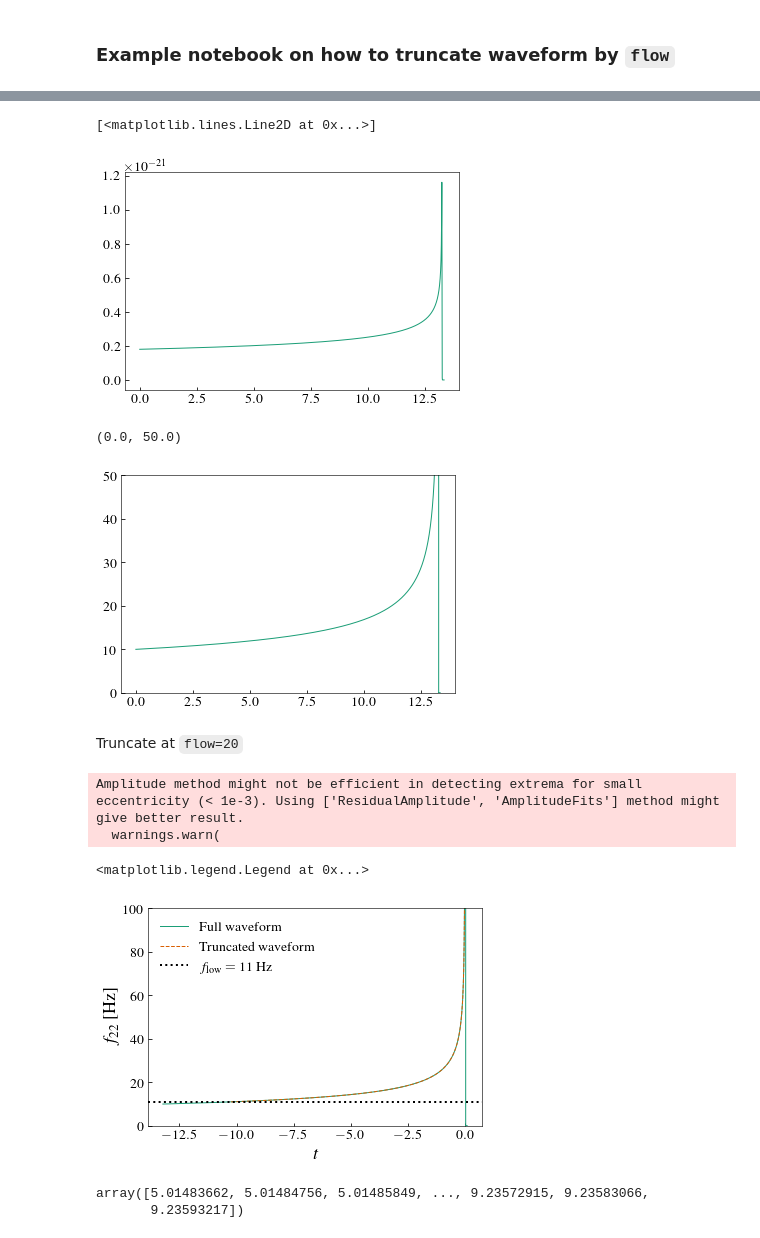
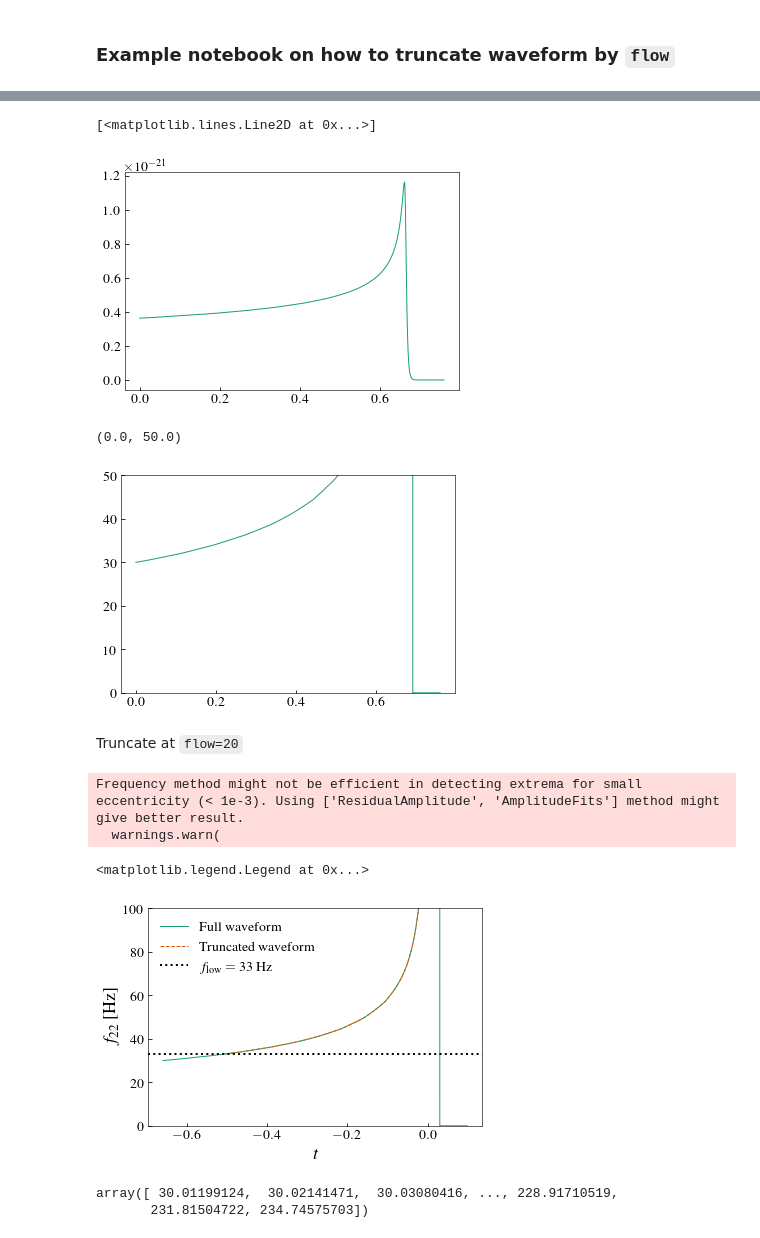
Before and after one commit to vijayvarma392/gw_eccentricity, a Jupyter notebook: notebook/truncate_waveform_at_flow.ipynb, the cells around one changed output, grey strips where cells are left out. Drawn from its saved outputs; the diff is of its cells as text; code cells hidden in the pictures.

```diff
--- a/notebook/truncate_waveform_at_flow.ipynb
+++ b/notebook/truncate_waveform_at_flow.ipynb
@@ -18,8 +21,8 @@ import seobnrv4ehm as seob
 q = 4
 chi1 = 0.6
 chi2 = -0.4
-ecc = 0.00001
-f_min = 10
+ecc = 0.0005
+f_min = 30
 M = 50
 EccIC=-1
 mean_anomaly = np.pi/2
@@ -27,39 +30,39 @@ t, hlm = seob.get_modes(q=q, chi1=chi1, chi2=chi2, eccentricity=ecc, eccentric_a
 plt.plot(t, np.abs(hlm[(2, 2)]))
 # %% [output]
 [<matplotlib.lines.Line2D at 0x...>]
-[figure, old version]
+[figure, new version]
 # %%
 plt.plot(t, np.gradient(-np.unwrap(np.angle(hlm[(2, 2)])), t)/(2*np.pi))
 plt.ylim(0, 50)
 # %% [output]
 (0.0, 50.0)
-[figure, old version]
+[figure, new version]
 # %% [markdown]
 Truncate at `flow=20`
 # %%
-flow = 11
+flow = 33
 tpeak = peak_time_via_quadratic_fit(t, amplitude_using_all_modes(hlm))[0]
 t = t - tpeak
 dataDict = {"t": t, "hlm": {(2, 2): hlm[(2, 2)]}}
 truncatedDict, gwecc_object = truncate_at_flow(
     flow=flow,
-    method="Amplitude",
+    method="Frequency",
     dataDict=dataDict)
 use_fancy_plotsettings()
 plt.plot(dataDict["t"], -np.gradient(np.unwrap(np.angle(dataDict["hlm"][(2, 2)]))/2/np.pi, dataDict["t"]), label="Full waveform")
 plt.plot(truncatedDict["t"], -np.gradient(np.unwrap(np.angle(truncatedDict["hlm"][(2, 2)])), truncatedDict["t"])/2/np.pi, ls="--", c=colorsDict["brown"], label="Truncated waveform")
 plt.ylim(0, 100)
 plt.axhline(flow, ls=":", c="k", lw=2, label=f"$f_{{\mathrm{{low}}}}={flow}$ Hz")
 plt.xlabel(labelsDict["t"])
 plt.ylabel("$f_{22}$ [Hz]")
 plt.legend()
 # %% [output]
-Amplitude method might not be efficient in detecting extrema for small eccentricity (< 1e-3). Using ['ResidualAmplitude', 'AmplitudeFits'] method might give better result.
+Frequency method might not be efficient in detecting extrema for small eccentricity (< 1e-3). Using ['ResidualAmplitude', 'AmplitudeFits'] method might give better result.
   warnings.warn(
 <matplotlib.legend.Legend at 0x...>
-[figure, old version]
+[figure, new version]
 # %%
 gwecc_object.omega22_pericenters_interp(gwecc_object.t_pericenters_interp)/(2*np.pi)
 # %% [output]
-array([5.01483662, 5.01484756, 5.01485849, ..., 9.23572915, 9.23583066,
-       9.23593217])
+array([ 30.01199124,  30.02141471,  30.03080416, ..., 228.91710519,
+       231.81504722, 234.74575703])
```
Also changed, not shown: parts of 3 cells of this notebook, 1 other file.
